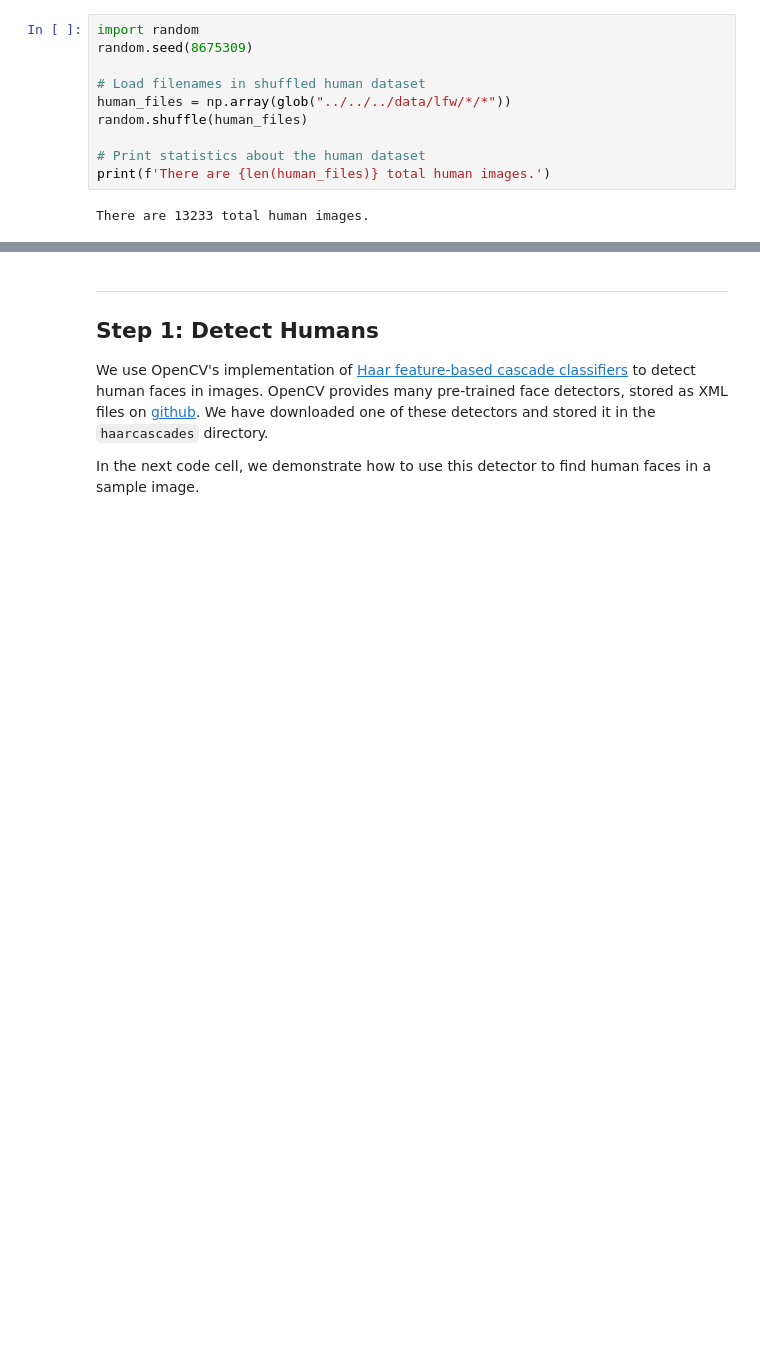
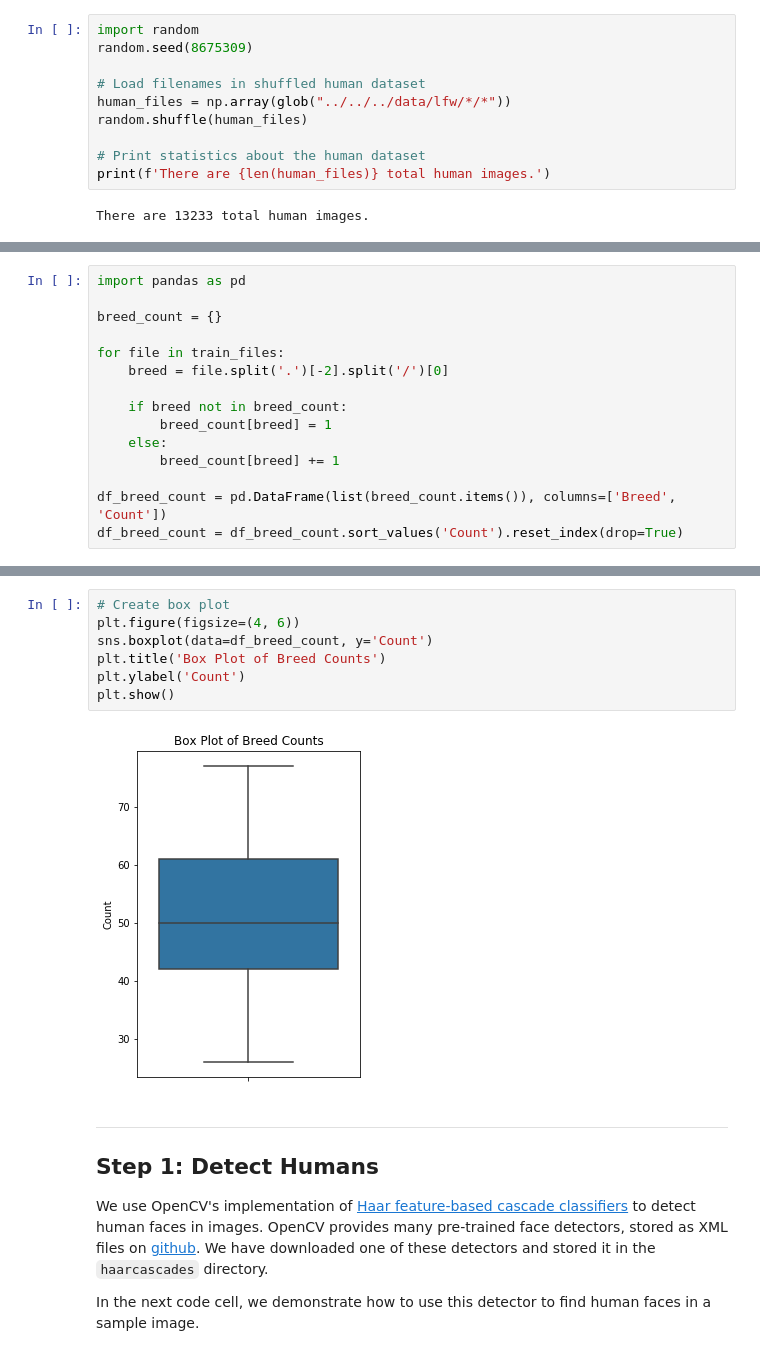
Before and after one commit to AidanGM/UdacityDSCapstone, a Jupyter notebook: dog_app.ipynb, the cells around one changed output, grey strips where cells are left out. Drawn from its saved outputs; the diff is of its cells as text; blank space fills up the shorter version.

```diff
--- a/dog_app.ipynb
+++ b/dog_app.ipynb
@@ -108,0 +113,15 @@ There are 13233 total human images.
+# %%
+import pandas as pd
+
+breed_count = {}
+
+for file in train_files:
+    breed = file.split('.')[-2].split('/')[0]
+
+    if breed not in breed_count:
+        breed_count[breed] = 1
+    else:
+        breed_count[breed] += 1
+
+df_breed_count = pd.DataFrame(list(breed_count.items()), columns=['Breed', 'Count'])
+df_breed_count = df_breed_count.sort_values('Count').reset_index(drop=True)
@@ -109,3 +149,12 @@ There are 13233 total human images.
+# %%
+# Create box plot
+plt.figure(figsize=(4, 6))
+sns.boxplot(data=df_breed_count, y='Count')
+plt.title('Box Plot of Breed Counts')
+plt.ylabel('Count')
+plt.show()
+# %% [output]
+[figure, added]
 # %% [markdown]
 ---
 <a id='step1'></a>
```
Also changed, not shown: parts of 3 cells of this notebook.
